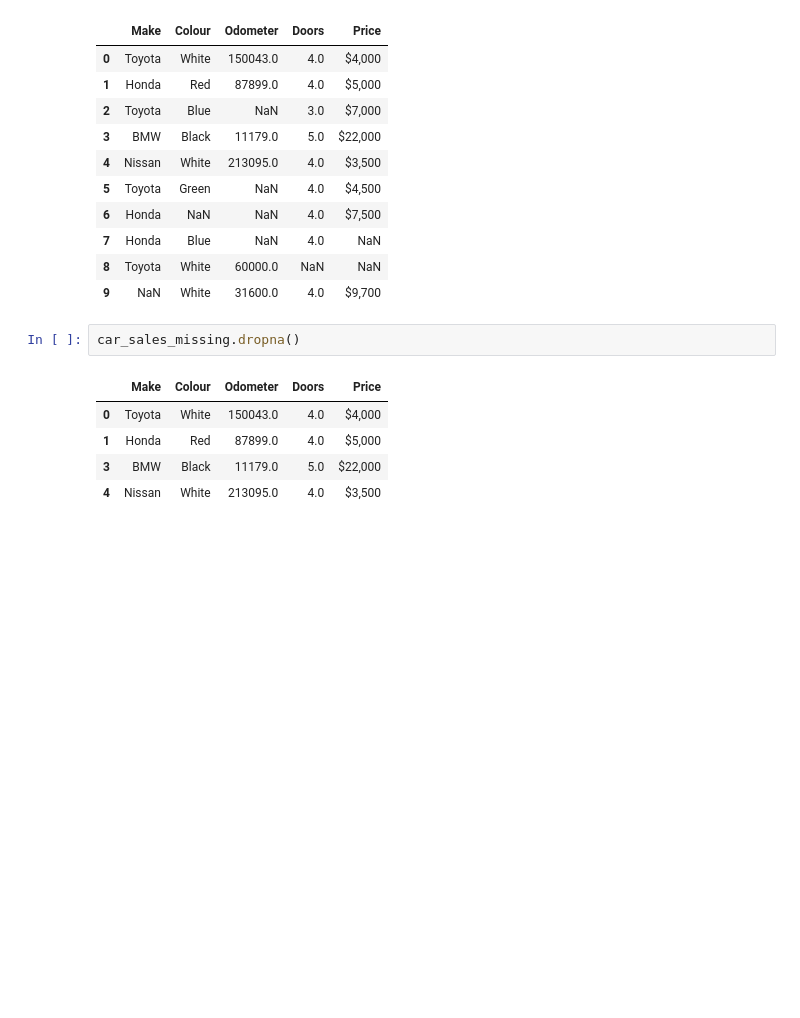
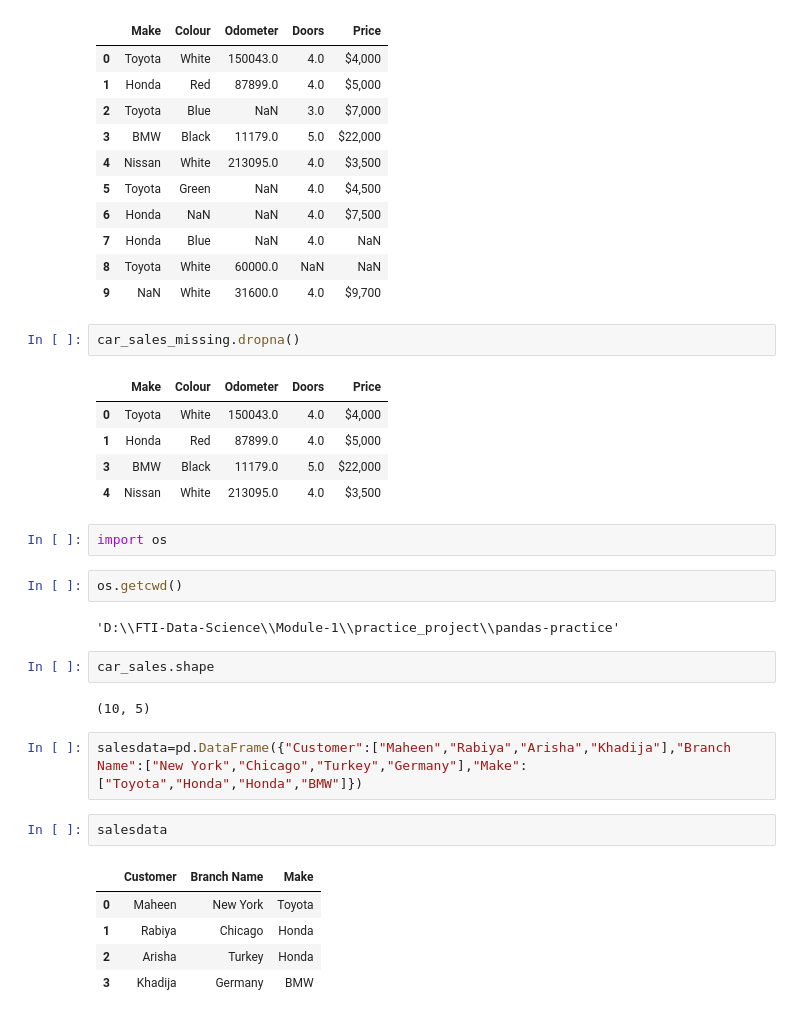
Before and after one commit to maheenunzeelah/pandas-practice, a Jupyter notebook: pandas_practice.ipynb, the cells around one changed output. Drawn from its saved outputs; the diff is of its cells as text; blank space fills up the shorter version.

```diff
--- a/pandas_practice.ipynb
+++ b/pandas_practice.ipynb
@@ -199,3 +199,23 @@ car_sales_missing.dropna()
 | 1 | Honda | Red | 87899.0 | 4.0 | $5,000 |
 | 3 | BMW | Black | 11179.0 | 5.0 | $22,000 |
 | 4 | Nissan | White | 213095.0 | 4.0 | $3,500 |
+# %%
+import os
+# %%
+os.getcwd()
+# %% [output]
+'D:\\FTI-Data-Science\\Module-1\\practice_project\\pandas-practice'
+# %%
+car_sales.shape
+# %% [output]
+(10, 5)
+# %%
+salesdata=pd.DataFrame({"Customer":["Maheen","Rabiya","Arisha","Khadija"],"Branch Name":["New York","Chicago","Turkey","Germany"],"Make":["Toyota","Honda","Honda","BMW"]})
+# %%
+salesdata
+# %% [output]
+|  | Customer | Branch Name | Make |
+| 0 | Maheen | New York | Toyota |
+| 1 | Rabiya | Chicago | Honda |
+| 2 | Arisha | Turkey | Honda |
+| 3 | Khadija | Germany | BMW |
```
Also changed, not shown: parts of 3 cells of this notebook, 8 other files.
